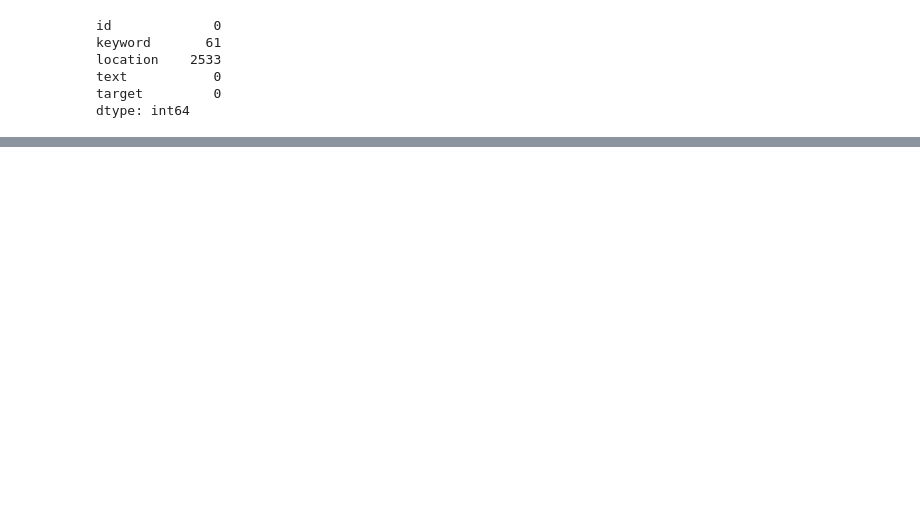
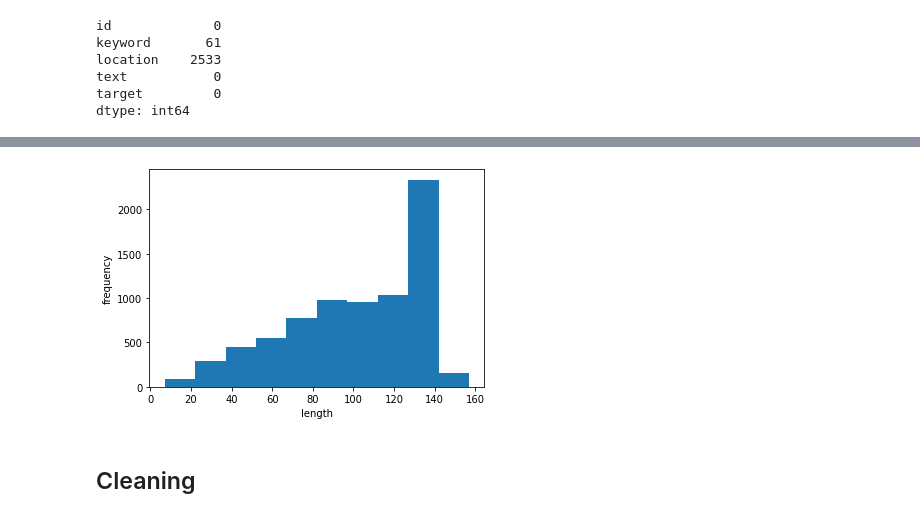
Before and after one commit to GDSC-GIST/AI-ML_Team_5, a Jupyter notebook: KangbeenKo/Kaggle02_Disaster_Tweets.ipynb, the cells around one changed output, grey strips where cells are left out. Cells and saved outputs as stored; diff of their text form; code cells hidden in the pictures; blank space fills up the shorter version.

```diff
--- a/KangbeenKo/Kaggle02_Disaster_Tweets.ipynb
+++ b/KangbeenKo/Kaggle02_Disaster_Tweets.ipynb
@@ -167,0 +144,9 @@ sample_submission.to_csv("submission_tutorial.csv", index=False)
+# %%
+plt.hist(lengths)
+plt.xlabel('length')
+plt.ylabel('frequency')
+plt.show()
+# %% [output]
+[figure, added]
+# %% [markdown]
+## Cleaning
```
Also changed, not shown: parts of 62 cells of this notebook.
